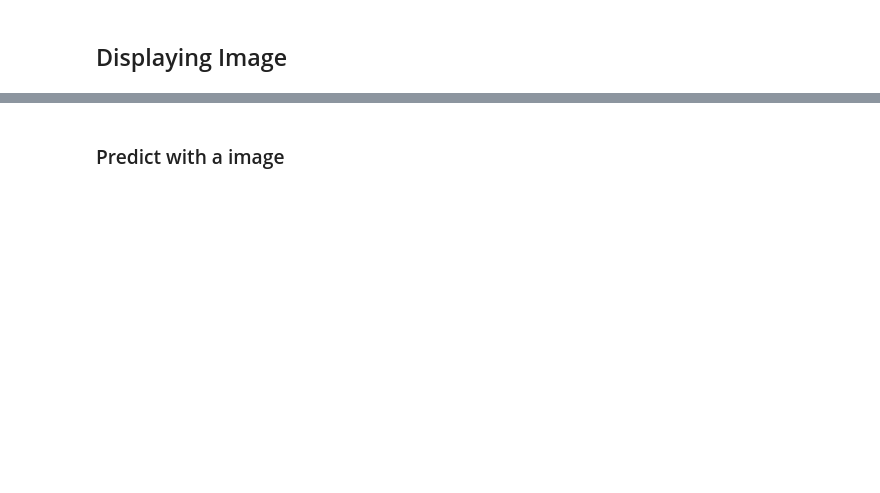
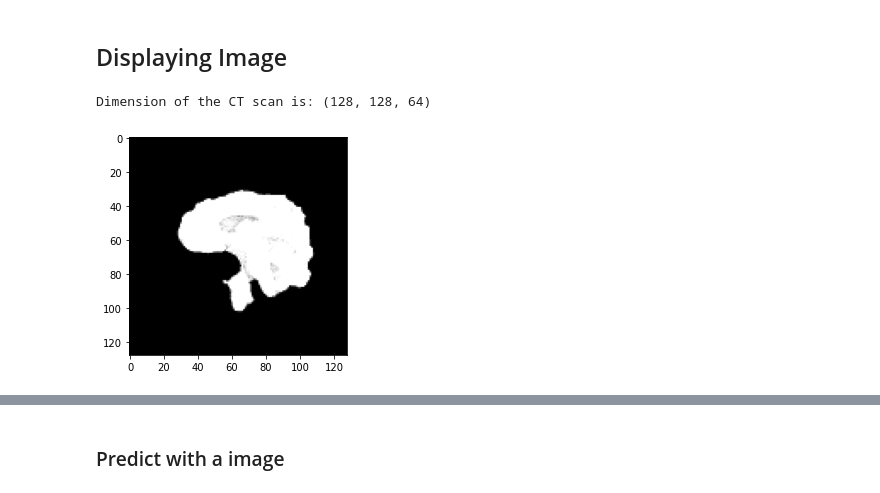
Before and after one commit to rishav-karanjit/Data-Mining-Project, a Jupyter notebook: Data Preprocessing with model training.ipynb, the cells around one changed output, grey strips where cells are left out. Drawn from its saved outputs; the diff is of its cells as text; code cells hidden in the pictures; blank space fills up the shorter version.

Commit message:
cudnn fixed, numpy array error fixed

```diff
--- a/Data Preprocessing with model training.ipynb
+++ b/Data Preprocessing with model training.ipynb
@@ -152,3 +158,3 @@ os.path.join(os.path.abspath(os.pardir), "dataset", "files", )
 # %%
-X_train_data = np.array([process_scan(os.path.join(os.path.abspath(os.pardir), "dataset", "files", path[0]+".gz")) for path in X_train])
-X_valid_data = np.array([process_scan(os.path.join(os.path.abspath(os.pardir), "dataset", "files", path[0]+".gz")) for path in X_valid])
+# X_train_data = np.array([process_scan(os.path.join(os.path.abspath(os.pardir), "dataset", "files", path[0]+".gz")) for path in X_train])
+# X_valid_data = np.array([process_scan(os.path.join(os.path.abspath(os.pardir), "dataset", "files", path[0]+".gz")) for path in X_valid])
@@ -214,10 +215,14 @@ ValueError: Failed to convert a NumPy array to a Tensor (Unsupported object type
 # %% [markdown]
 ## Displaying Image
 # %%
-image = X_train_data.take(1)
+
+image = X_train_data[0]
 print("Dimension of the CT scan is:", image.shape)
 plt.imshow(np.squeeze(image[:, :, 30]), cmap="gray")
 plt.show()
+# %% [output]
+Dimension of the CT scan is: (128, 128, 64)
+[figure, added]
 # %%
 def plot_slices(num_rows, num_columns, width, height, data):
     """Plot a montage of 20 CT slices"""
```
Also changed, not shown: parts of 20 cells of this notebook, 2 other files.
